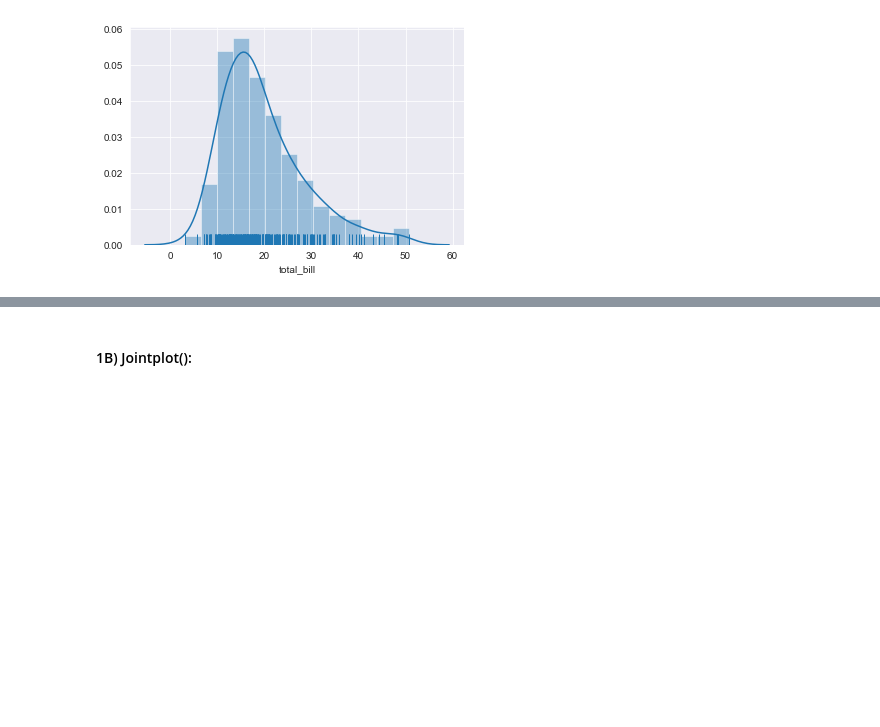
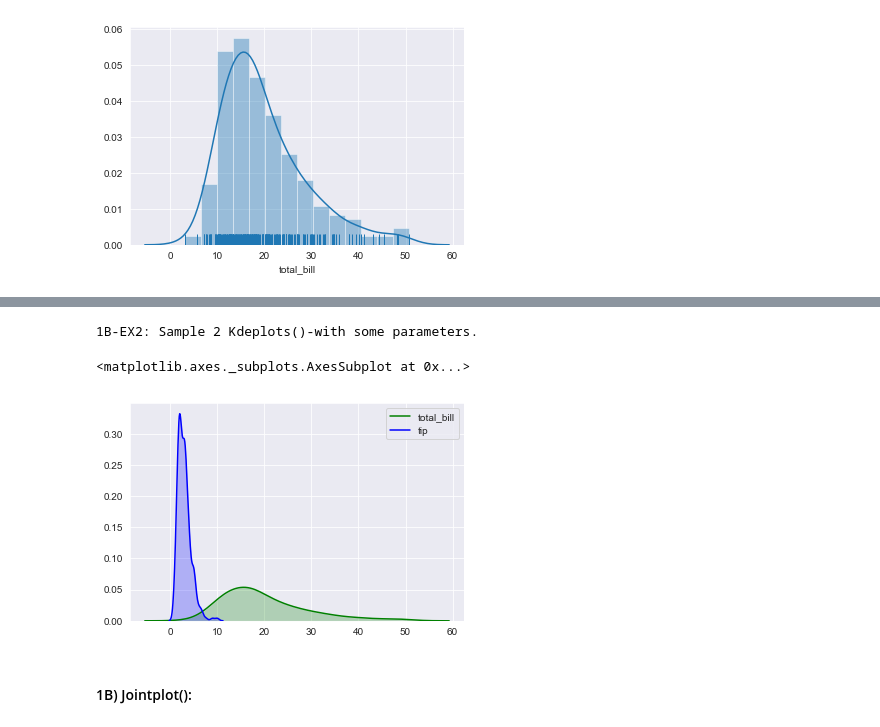
Before and after one commit to surendra-arivappagari/1.DataScience_MachineLearning_with_Python, a Jupyter notebook: 5.Seaborn/Seaborn_Data_Visualization.ipynb, the cells around one changed output, grey strips where cells are left out. Saved outputs shown, nothing was run; the diff lists cells and outputs as text; code cells hidden in the pictures; blank space fills up the shorter version.

```diff
--- a/5.Seaborn/Seaborn_Data_Visualization.ipynb
+++ b/5.Seaborn/Seaborn_Data_Visualization.ipynb
@@ -111,3 +129,12 @@ penguins.head()
+# %%
+print("1B-EX2: Sample 2 Kdeplots()-with some parameters.")
+
+sns.kdeplot(tips['total_bill'], color='green', shade=True)
+sns.kdeplot(tips['tip'], color='blue', shade=True)
+# %% [output]
+1B-EX2: Sample 2 Kdeplots()-with some parameters.
+<matplotlib.axes._subplots.AxesSubplot at 0x...>
+[figure, added]
 # %% [markdown]
 #### 1B) Jointplot():
 # %%
```
Also changed, not shown: parts of 6 cells of this notebook.
